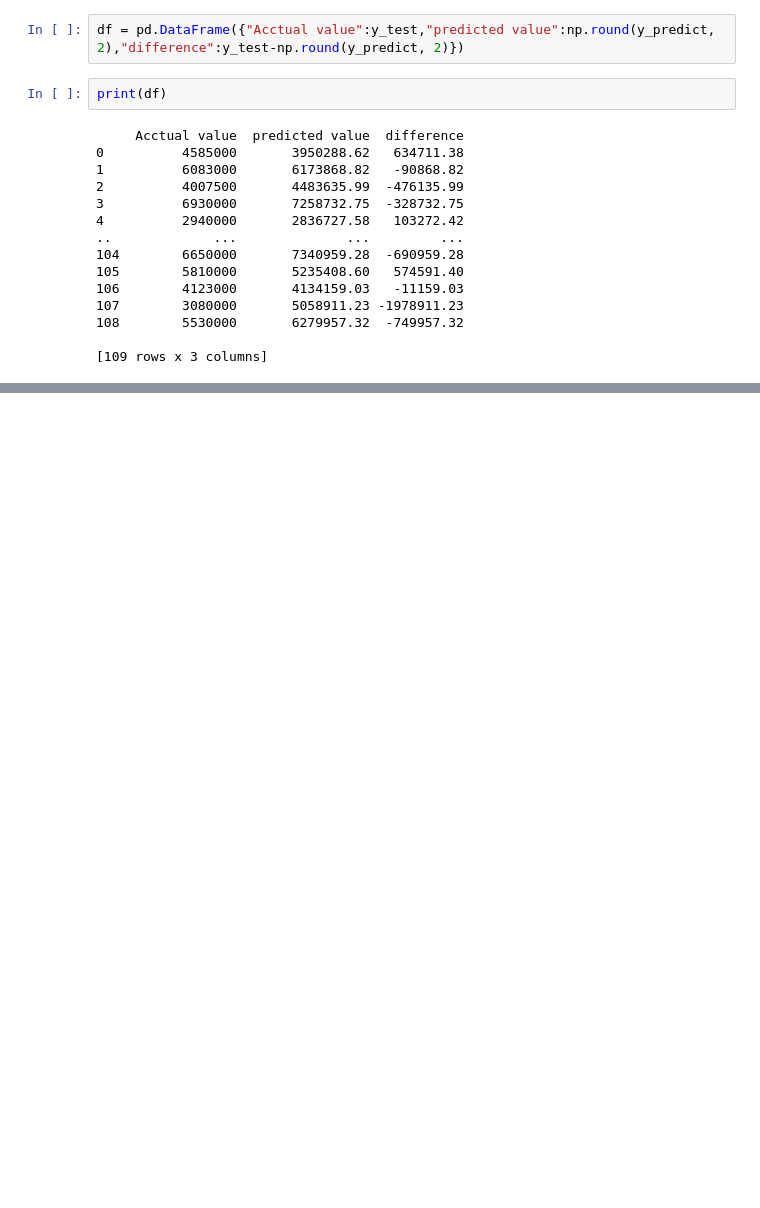
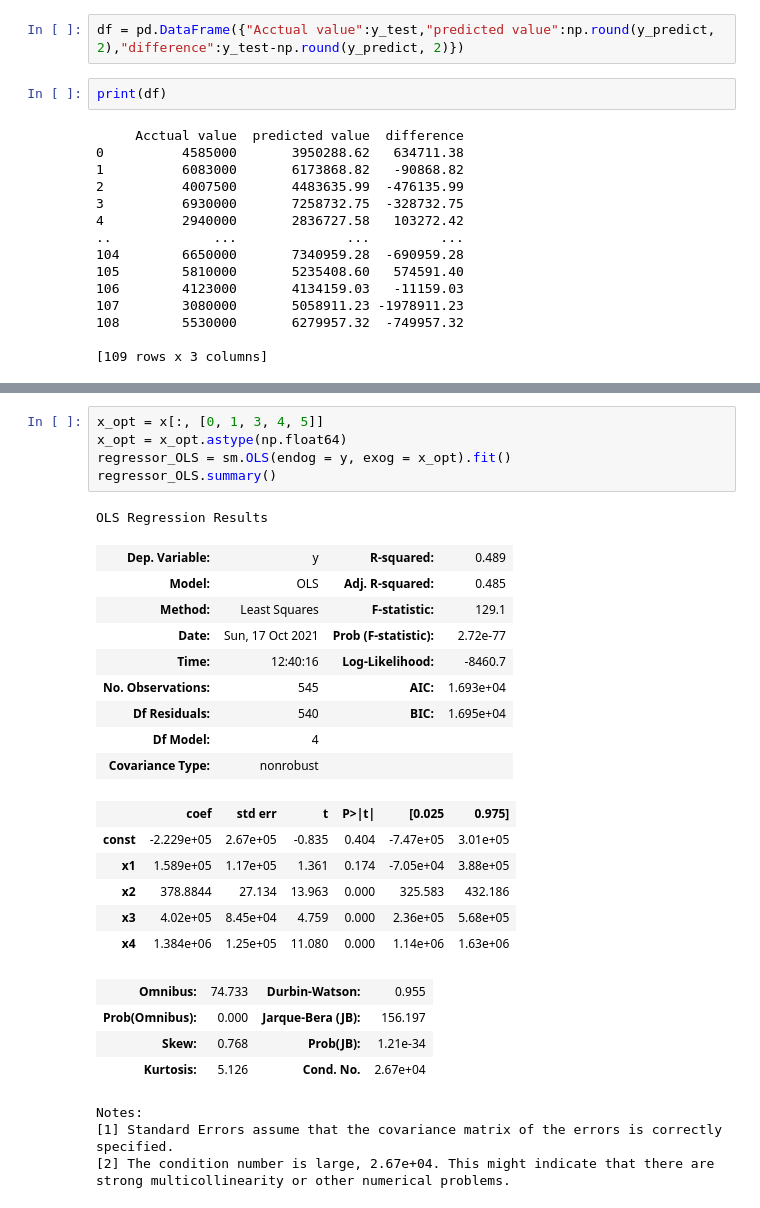
Before and after one commit to maitrikpatel2025/Machine-Learning-Hands-On-Python-In-Data-Science, a Jupyter notebook: 2 - Regression/2 - Multiple Linear Regression/1_Multiple Linear Regression.ipynb, the cells around one changed output, grey strips where cells are left out. Cells and saved outputs as stored; diff of their text form; blank space fills up the shorter version.

```diff
--- a/2 - Regression/2 - Multiple Linear Regression/1_Multiple Linear Regression.ipynb
+++ b/2 - Regression/2 - Multiple Linear Regression/1_Multiple Linear Regression.ipynb
@@ -182,0 +243,30 @@ print(df)
+# %%
+x_opt = x[:, [0, 1, 3, 4, 5]]
+x_opt = x_opt.astype(np.float64)
+regressor_OLS = sm.OLS(endog = y, exog = x_opt).fit()
+regressor_OLS.summary()
+# %% [output]
+OLS Regression Results
+| Dep. Variable: | y | R-squared: | 0.489 |
+| Model: | OLS | Adj. R-squared: | 0.485 |
+| Method: | Least Squares | F-statistic: | 129.1 |
+| Date: | Sun, 17 Oct 2021 | Prob (F-statistic): | 2.72e-77 |
+| Time: | 12:40:16 | Log-Likelihood: | -8460.7 |
+| No. Observations: | 545 | AIC: | 1.693e+04 |
+| Df Residuals: | 540 | BIC: | 1.695e+04 |
+| Df Model: | 4 |  |  |
+| Covariance Type: | nonrobust |  |  |
+|  | coef | std err | t | P>|t| | [0.025 | 0.975] |
+| const | -2.229e+05 | 2.67e+05 | -0.835 | 0.404 | -7.47e+05 | 3.01e+05 |
+| x1 | 1.589e+05 | 1.17e+05 | 1.361 | 0.174 | -7.05e+04 | 3.88e+05 |
+| x2 | 378.8844 | 27.134 | 13.963 | 0.000 | 325.583 | 432.186 |
+| x3 | 4.02e+05 | 8.45e+04 | 4.759 | 0.000 | 2.36e+05 | 5.68e+05 |
+| x4 | 1.384e+06 | 1.25e+05 | 11.080 | 0.000 | 1.14e+06 | 1.63e+06 |
+| Omnibus: | 74.733 | Durbin-Watson: | 0.955 |
+| Prob(Omnibus): | 0.000 | Jarque-Bera (JB): | 156.197 |
+| Skew: | 0.768 | Prob(JB): | 1.21e-34 |
+| Kurtosis: | 5.126 | Cond. No. | 2.67e+04 |
+Notes:
+[1] Standard Errors assume that the covariance matrix of the errors is correctly specified.
+[2] The condition number is large, 2.67e+04. This might indicate that there are
+strong multicollinearity or other numerical problems.
```
Also changed, not shown: parts of 14 cells of this notebook.
